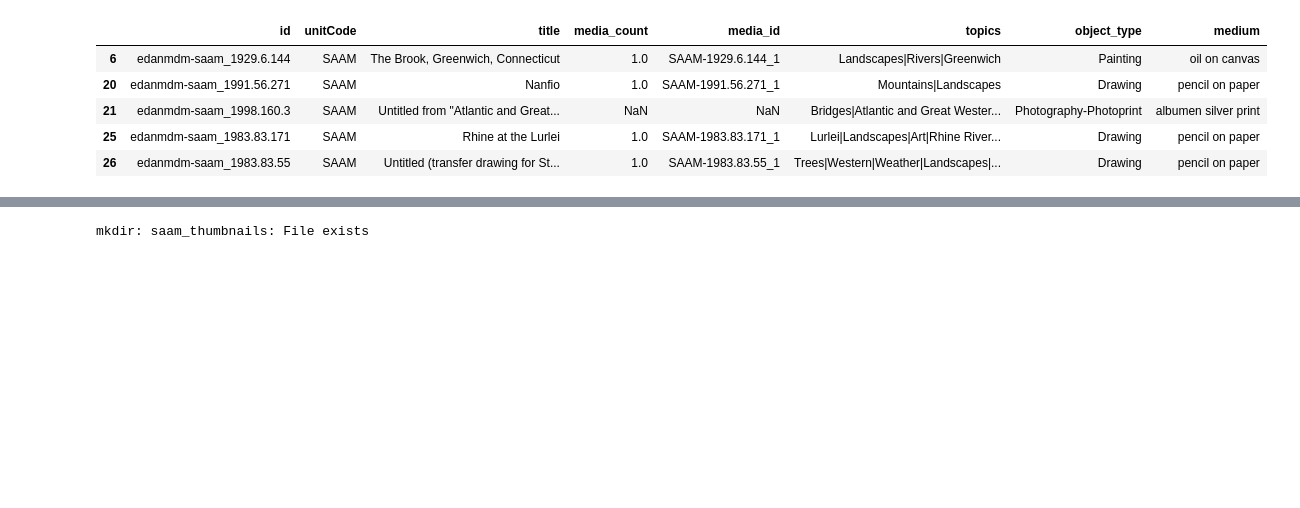
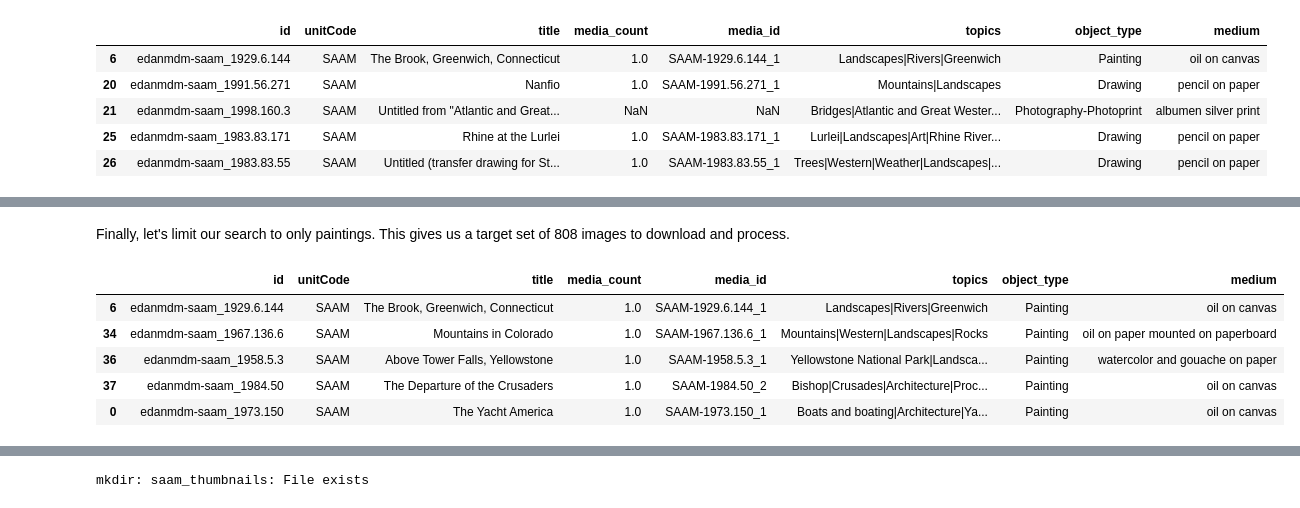
Before and after one commit to sidatasciencelab/siopenaccess, a Jupyter notebook: SI Open Access SAAM S3 Example.ipynb, the cells around one changed output, grey strips where cells are left out. Cells and saved outputs as stored; diff of their text form; code cells hidden in the pictures; blank space fills up the shorter version.

```diff
--- a/SI Open Access SAAM S3 Example.ipynb
+++ b/SI Open Access SAAM S3 Example.ipynb
@@ -72,5 +120,19 @@ display(JSON(saam_example, expanded=True))
 # %%
 def flatten(record):
+    """Take a single SAAM metadata record, and pulls out specific pieces of data.
+
+    Parameters
+    ----------
+    record : dict
+        A single SAAM metadata record in highly-nested dictionary format.
+
+    Returns
+    -------
+    flattened_record: dict
+        An un-nested dictionary that only contains the record id, unit code,
+        object title, media_count, media_id, topic list, object type, and
+        object medium.
+    """
     flattened_record = dict()
     flattened_record['id'] = record['id']
     flattened_record['unitCode'] = record['unitCode']
@@ -239 +334,13 @@ topic_counts.most_common(20)
+# %% [markdown]
+Finally, let's limit our search to only paintings. This gives us a target set of 808 images to download and process.
+# %%
+filtered_paintings = filtered_df[filtered_df['object_type'] == 'Painting']
+filtered_paintings.head()
+# %% [output]
+|  | id | unitCode | title | media_count | media_id | topics | object_type | medium |
+| 6 | edanmdm-saam_1929.6.144 | SAAM | The Brook, Greenwich, Connecticut | 1.0 | SAAM-1929.6.144_1 | Landscapes|Rivers|Greenwich | Painting | oil on canvas |
+| 34 | edanmdm-saam_1967.136.6 | SAAM | Mountains in Colorado | 1.0 | SAAM-1967.136.6_1 | Mountains|Western|Landscapes|Rocks | Painting | oil on paper mounted on paperboard |
+| 36 | edanmdm-saam_1958.5.3 | SAAM | Above Tower Falls, Yellowstone | 1.0 | SAAM-1958.5.3_1 | Yellowstone National Park|Landsca... | Painting | watercolor and gouache on paper |
+| 37 | edanmdm-saam_1984.50 | SAAM | The Departure of the Crusaders | 1.0 | SAAM-1984.50_2 | Bishop|Crusades|Architecture|Proc... | Painting | oil on canvas |
+| 0 | edanmdm-saam_1973.150 | SAAM | The Yacht America | 1.0 | SAAM-1973.150_1 | Boats and boating|Architecture|Ya... | Painting | oil on canvas |
 # %%
```
Also changed, not shown: parts of 47 cells of this notebook, 2 other files.
